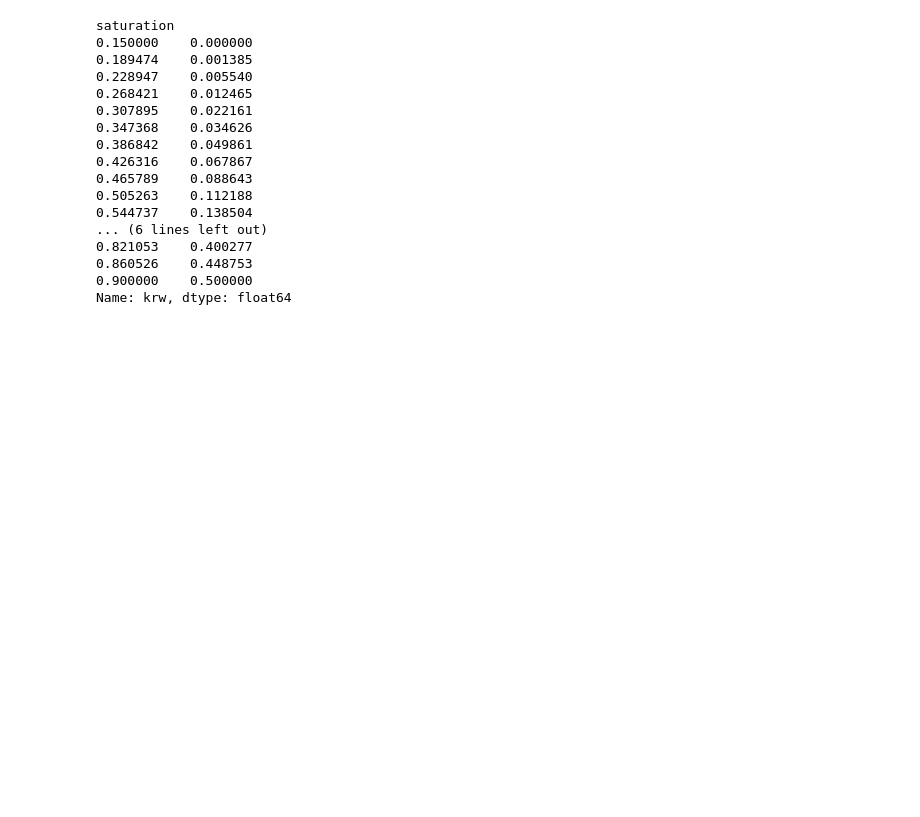
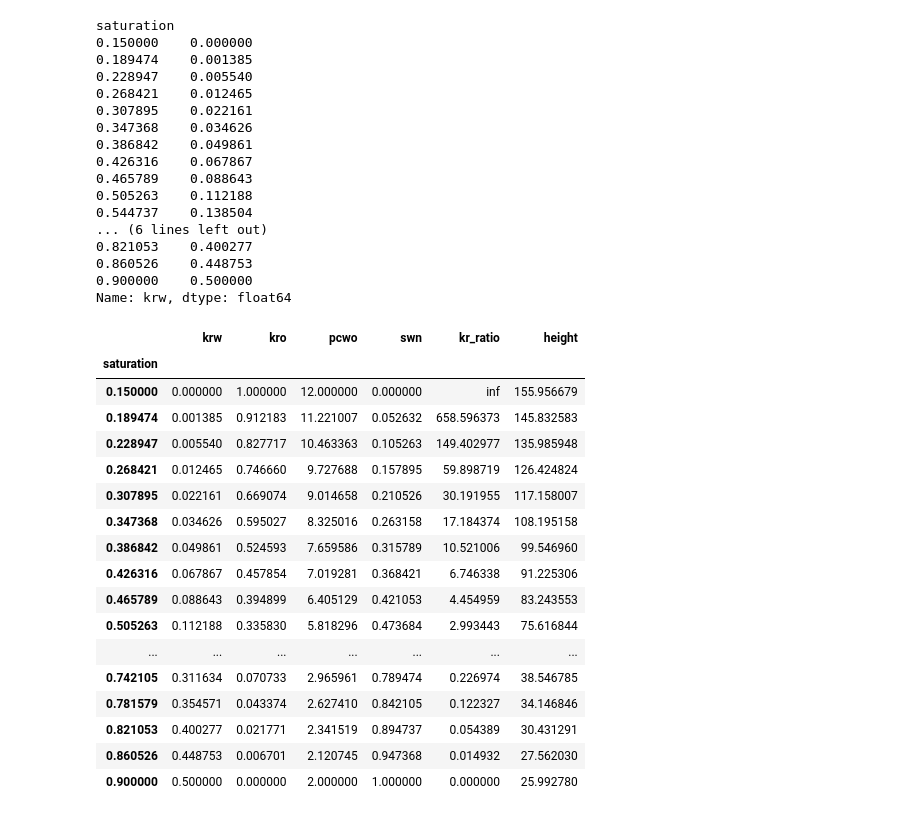
Before and after one commit to scuervo91/krpy, a Jupyter notebook: docs/examples/1-krow/01-krow_corey.ipynb, the cells around one changed output. Drawn from its saved outputs; the diff is of its cells as text; code cells hidden in the pictures; blank space fills up the shorter version.

```diff
--- a/docs/examples/1-krow/01-krow_corey.ipynb
+++ b/docs/examples/1-krow/01-krow_corey.ipynb
@@ -95,3 +95,24 @@ saturation
 0.860526    0.448753
 0.900000    0.500000
 Name: krw, dtype: float64
+# %%
+krow.df()
+# %% [output]
+|  | krw | kro | pcwo | swn | kr_ratio | height |
+| saturation |  |  |  |  |  |  |
+| 0.150000 | 0.000000 | 1.000000 | 12.000000 | 0.000000 | inf | 155.956679 |
+| 0.189474 | 0.001385 | 0.912183 | 11.221007 | 0.052632 | 658.596373 | 145.832583 |
+| 0.228947 | 0.005540 | 0.827717 | 10.463363 | 0.105263 | 149.402977 | 135.985948 |
+| 0.268421 | 0.012465 | 0.746660 | 9.727688 | 0.157895 | 59.898719 | 126.424824 |
+| 0.307895 | 0.022161 | 0.669074 | 9.014658 | 0.210526 | 30.191955 | 117.158007 |
+| 0.347368 | 0.034626 | 0.595027 | 8.325016 | 0.263158 | 17.184374 | 108.195158 |
+| 0.386842 | 0.049861 | 0.524593 | 7.659586 | 0.315789 | 10.521006 | 99.546960 |
+| 0.426316 | 0.067867 | 0.457854 | 7.019281 | 0.368421 | 6.746338 | 91.225306 |
+| 0.465789 | 0.088643 | 0.394899 | 6.405129 | 0.421053 | 4.454959 | 83.243553 |
+| 0.505263 | 0.112188 | 0.335830 | 5.818296 | 0.473684 | 2.993443 | 75.616844 |
+| ... | ... | ... | ... | ... | ... | ... |
+| 0.742105 | 0.311634 | 0.070733 | 2.965961 | 0.789474 | 0.226974 | 38.546785 |
+| 0.781579 | 0.354571 | 0.043374 | 2.627410 | 0.842105 | 0.122327 | 34.146846 |
+| 0.821053 | 0.400277 | 0.021771 | 2.341519 | 0.894737 | 0.054389 | 30.431291 |
+| 0.860526 | 0.448753 | 0.006701 | 2.120745 | 0.947368 | 0.014932 | 27.562030 |
+| 0.900000 | 0.500000 | 0.000000 | 2.000000 | 1.000000 | 0.000000 | 25.992780 |
```
Also changed, not shown: 6 other files.
